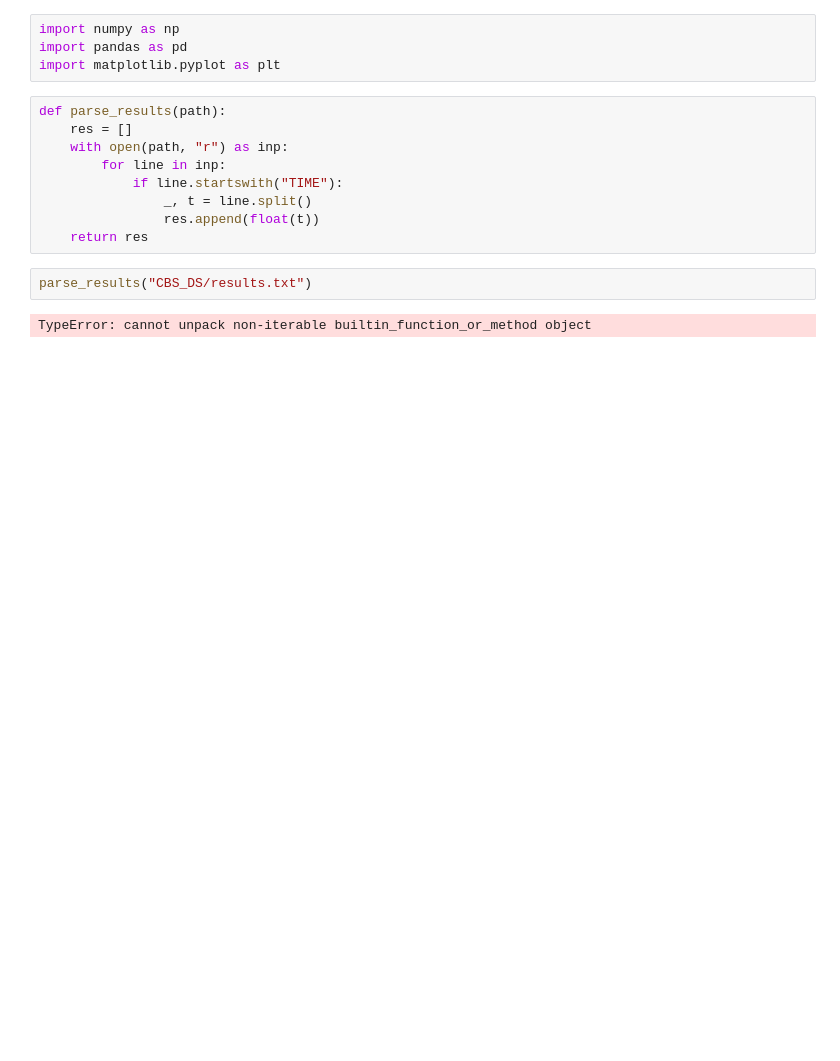
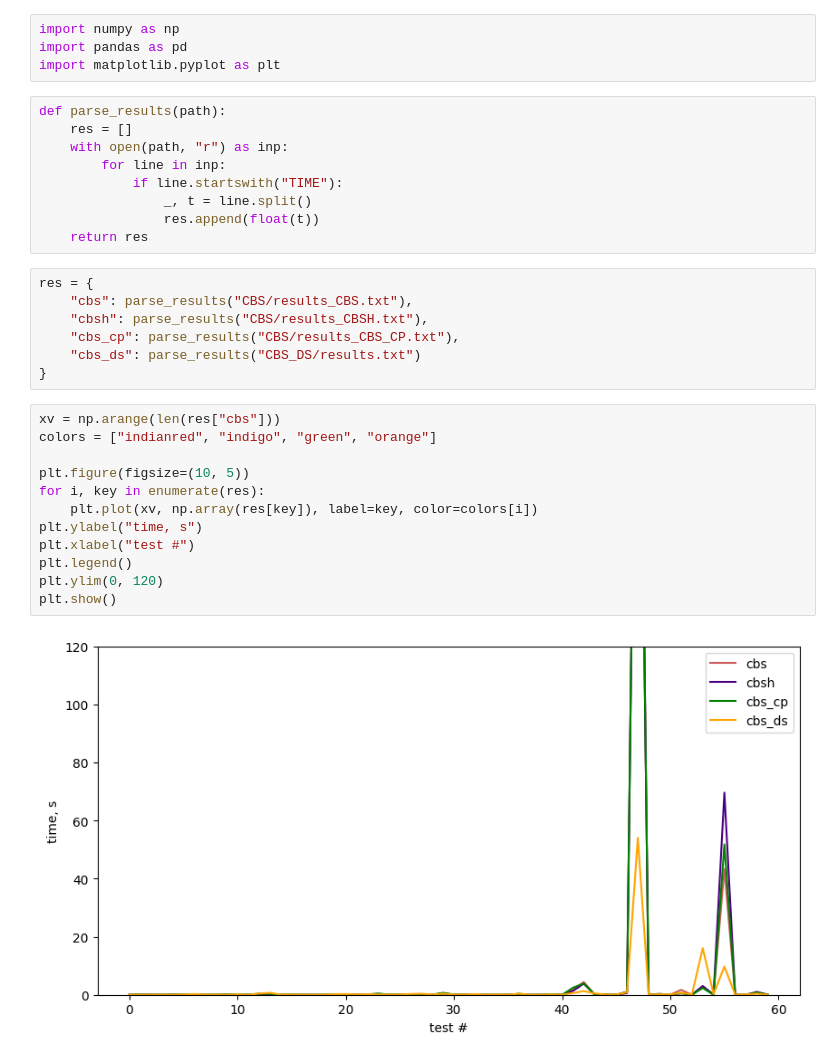
Before and after one commit to Maxon081102/CBSLab, a Jupyter notebook: visualization.ipynb, the cells around one changed output. Cells and saved outputs as stored; diff of their text form; blank space fills up the shorter version.

```diff
--- a/visualization.ipynb
+++ b/visualization.ipynb
@@ -11,7 +11,24 @@ def parse_results(path):
                 _, t = line.split()
                 res.append(float(t))
     return res
-# %%
-parse_results("CBS_DS/results.txt")
-# %% [output]
-TypeError: cannot unpack non-iterable builtin_function_or_method object
+# %%
+res = {
+    "cbs": parse_results("CBS/results_CBS.txt"),
+    "cbsh": parse_results("CBS/results_CBSH.txt"),
+    "cbs_cp": parse_results("CBS/results_CBS_CP.txt"),
+    "cbs_ds": parse_results("CBS_DS/results.txt")
+}
+# %%
+xv = np.arange(len(res["cbs"]))
+colors = ["indianred", "indigo", "green", "orange"]
+
+plt.figure(figsize=(10, 5))
+for i, key in enumerate(res):
+    plt.plot(xv, np.array(res[key]), label=key, color=colors[i])
+plt.ylabel("time, s")
+plt.xlabel("test #")
+plt.legend()
+plt.ylim(0, 120)
+plt.show()
+# %% [output]
+[figure, added]
```
Also changed, not shown: parts of 2 cells of this notebook.
